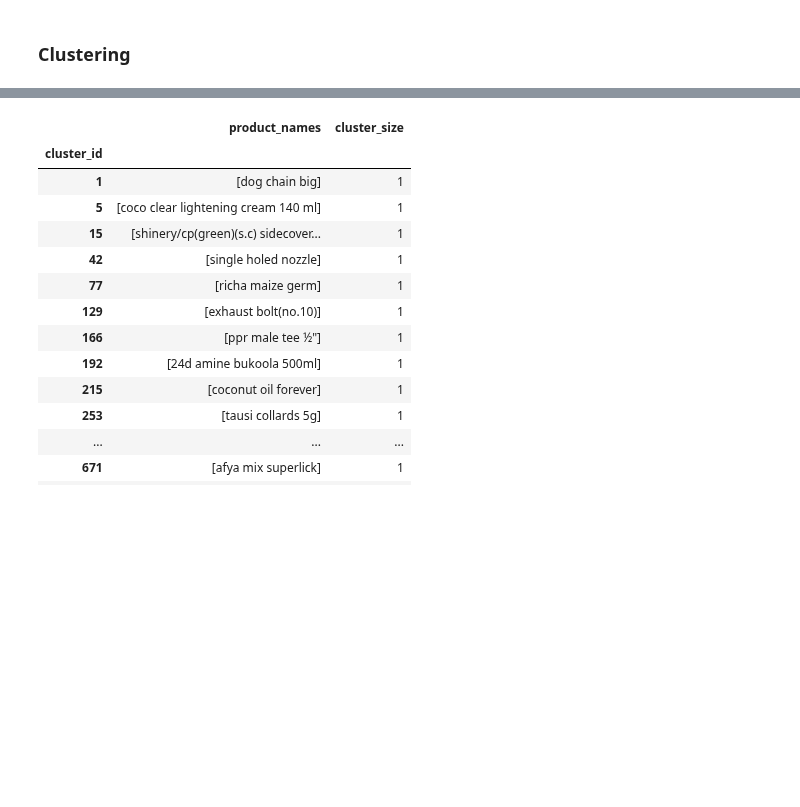
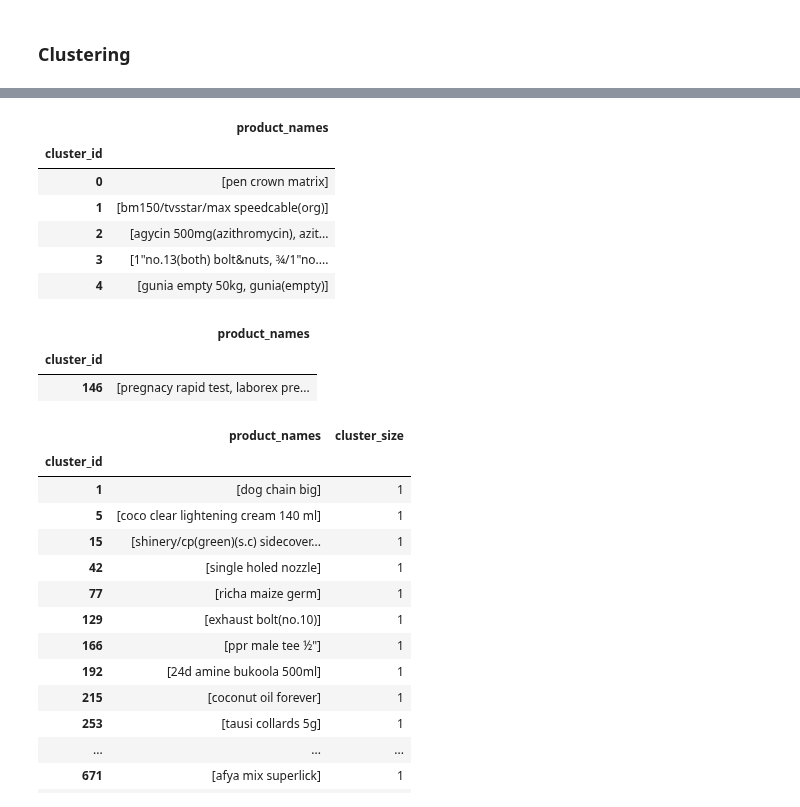
Before and after one commit to natbernard/Clustering-for-Product-Matching, a Jupyter notebook: models/model_v2/products_clustering.ipynb, the cells around one changed output, grey strips where cells are left out. Cells and saved outputs as stored; diff of their text form; code cells hidden in the pictures; blank space fills up the shorter version.

```diff
--- a/models/model_v2/products_clustering.ipynb
+++ b/models/model_v2/products_clustering.ipynb
@@ -98,3 +137,42 @@ cluster_1_df.head(5)
+# %%
+# vectorizing the product names
+vectorizer = TfidfVectorizer()
+tfidf_matrix_2 = vectorizer.fit_transform(sample_2)
+# %%
+# clustering the data
+num_clusters = 290
+kmeans = KMeans(n_clusters=num_clusters, random_state=42).fit(tfidf_matrix_2)
+labels = kmeans.labels_
+
+# creating a dataframe of the clusters
+cluster_to_name = {}
+for label in set(labels):
+    indices = np.where(labels == label)[0]
+    names = unique_product_names[indices].tolist()
+    cluster_to_name[label] = names
+
+# viewing the clusters
+cluster_2_df = pd.DataFrame.from_dict(cluster_to_name.items())
+cluster_2_df.rename(columns={0: 'cluster_id', 1: 'product_names'}, inplace=True)
+cluster_2_df.set_index('cluster_id', inplace=True)
+pd.set_option('display.max_colwidth', None)
+cluster_2_df.head(5)
+# %% [output]
+|  | product_names |
+| cluster_id |  |
+| 0 | [pen crown matrix] |
+| 1 | [bm150/tvsstar/max speedcable(org)] |
+| 2 | [agycin 500mg(azithromycin), azit... |
+| 3 | [1"no.13(both) bolt&nuts, ¾/1"no.... |
+| 4 | [gunia empty 50kg, gunia(empty)] |
+# %%
+search_item = 'pregnacy rapid test'
+filtered_rows = cluster_2_df[cluster_2_df['product_names'].apply(lambda x: any(search_item in item for item in x))]
+filtered_rows
+# %% [output]
+|  | product_names |
+| cluster_id |  |
+| 146 | [pregnacy rapid test, laborex pre... |
 # %%
 cluster_1_df['cluster_size'] = cluster_1_df['product_names'].apply(lambda x: len(x))
 cluster_1_df[cluster_1_df['cluster_size'] == 1]
```
Also changed, not shown: parts of 5 cells of this notebook, 1 other file.
